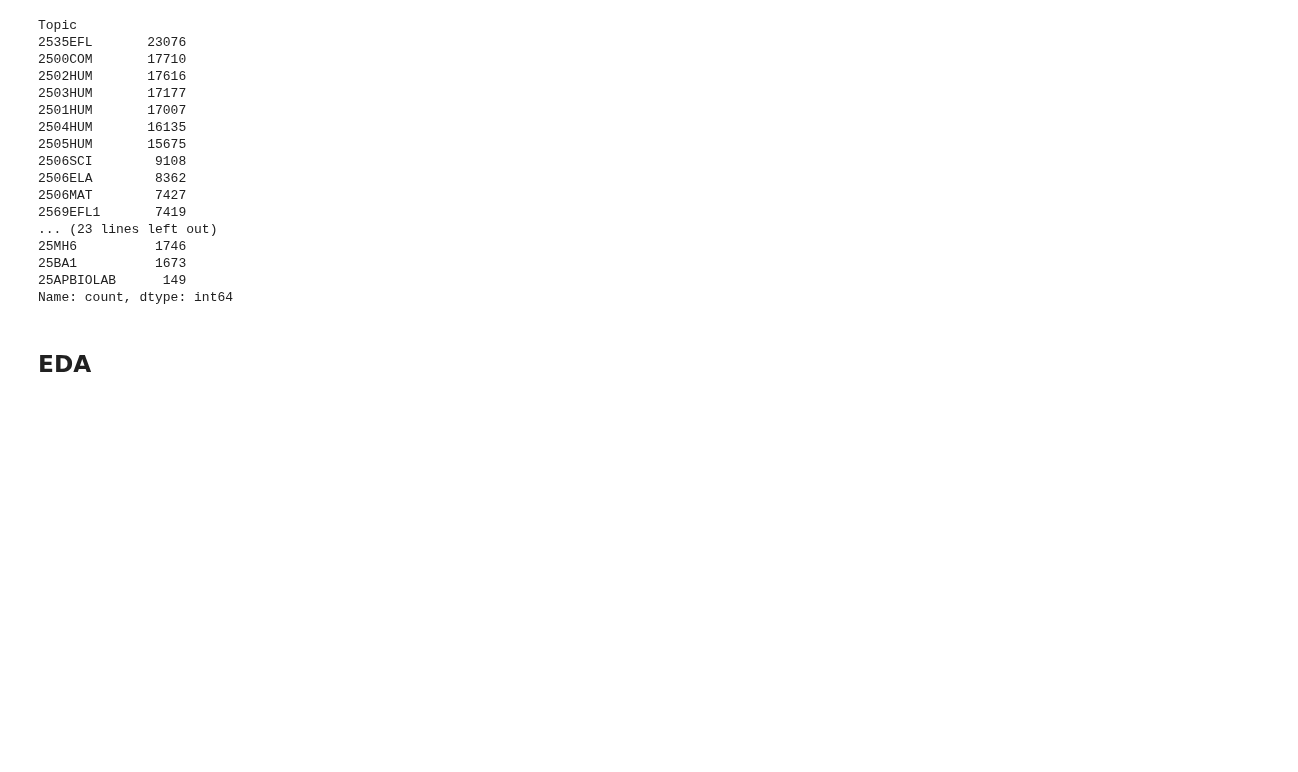
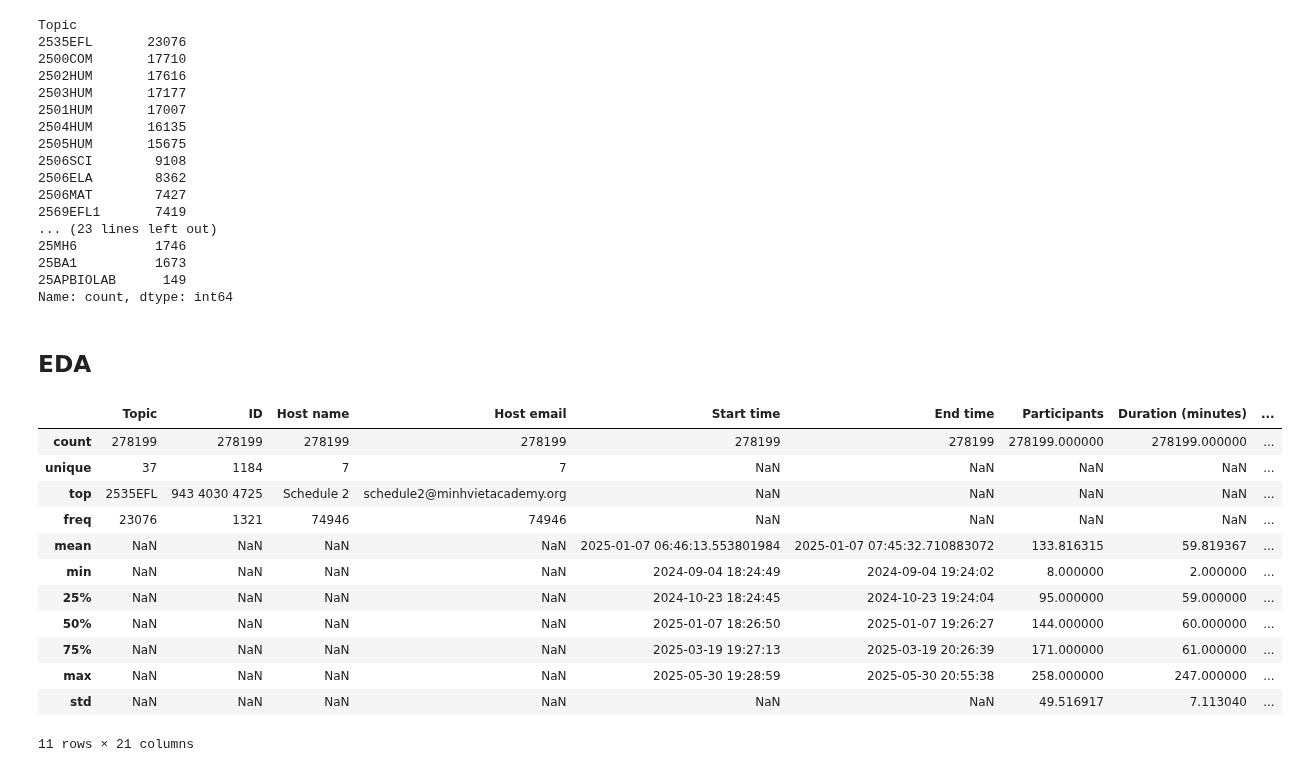
Before and after one commit to tthvan/Customer-Retention-Analysis, a Jupyter notebook: cleanin.ipynb, the cells around one changed output. Cells and saved outputs as stored; diff of their text form; code cells hidden in the pictures; blank space fills up the shorter version.

```diff
--- a/cleanin.ipynb
+++ b/cleanin.ipynb
@@ -355,3 +335,19 @@ Topic
 Name: count, dtype: int64
 # %% [markdown]
 ## EDA
+# %%
+df.describe(include='all')
+# %% [output]
+|  | Topic | ID | Host name | Host email | Start time | End time | Participants | Duration (minutes) | ... |
+| count | 278199 | 278199 | 278199 | 278199 | 278199 | 278199 | 278199.000000 | 278199.000000 | ... |
+| unique | 37 | 1184 | 7 | 7 | NaN | NaN | NaN | NaN | ... |
+| top | 2535EFL | 943 4030 4725 | Schedule 2 | schedule2@minhvietacademy.org | NaN | NaN | NaN | NaN | ... |
+| freq | 23076 | 1321 | 74946 | 74946 | NaN | NaN | NaN | NaN | ... |
+| mean | NaN | NaN | NaN | NaN | 2025-01-07 06:46:13.553801984 | 2025-01-07 07:45:32.710883072 | 133.816315 | 59.819367 | ... |
+| min | NaN | NaN | NaN | NaN | 2024-09-04 18:24:49 | 2024-09-04 19:24:02 | 8.000000 | 2.000000 | ... |
+| 25% | NaN | NaN | NaN | NaN | 2024-10-23 18:24:45 | 2024-10-23 19:24:04 | 95.000000 | 59.000000 | ... |
+| 50% | NaN | NaN | NaN | NaN | 2025-01-07 18:26:50 | 2025-01-07 19:26:27 | 144.000000 | 60.000000 | ... |
+| 75% | NaN | NaN | NaN | NaN | 2025-03-19 19:27:13 | 2025-03-19 20:26:39 | 171.000000 | 61.000000 | ... |
+| max | NaN | NaN | NaN | NaN | 2025-05-30 19:28:59 | 2025-05-30 20:55:38 | 258.000000 | 247.000000 | ... |
+| std | NaN | NaN | NaN | NaN | NaN | NaN | 49.516917 | 7.113040 | ... |
+11 rows × 21 columns
```
Also changed, not shown: parts of 10 cells of this notebook.
